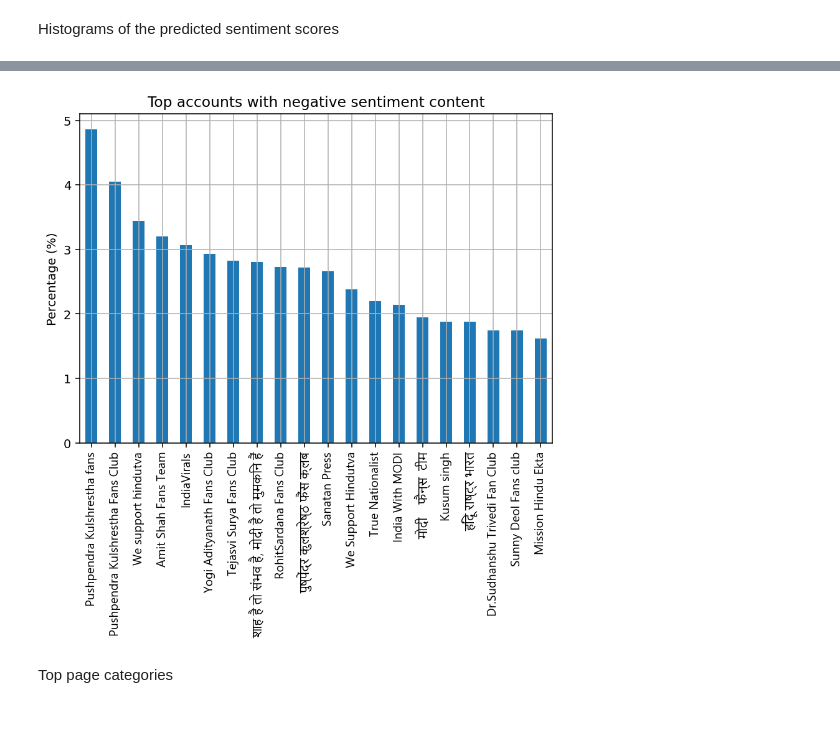
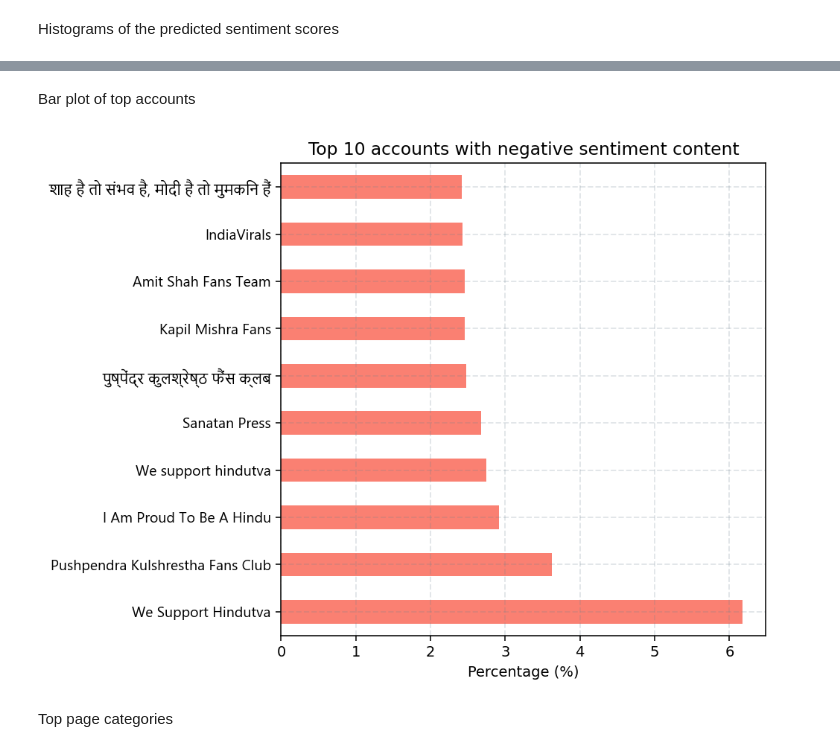
Before and after one commit to SaikatPhys/CrowdTangle-NLP, a Jupyter notebook: CrowdTangle-sentiment-hatespeech-plots.ipynb, the cells around one changed output, grey strips where cells are left out. Drawn from its saved outputs; the diff is of its cells as text; code cells hidden in the pictures; blank space fills up the shorter version.

```diff
--- a/CrowdTangle-sentiment-hatespeech-plots.ipynb
+++ b/CrowdTangle-sentiment-hatespeech-plots.ipynb
@@ -45,0 +50,4 @@ Index(['account.name', 'account.handle', 'platformId', 'Page Category',
+# %%
+df = df.dropna(subset=['message']).reset_index(drop=True)
+#df = df.reset_index()
+print (len(df))
@@ -85,23 +105,24 @@ plt.show ()
+# %% [markdown]
+Bar plot of top accounts
 # %%
-plt.figure(figsize=(7,5),dpi=140)
+plt.figure(figsize=(6,6),dpi=140)
 
 negative_sentiment = df [df['messageSentiment.score'] == 0]
 negative_sentiment_percent = negative_sentiment ['account.name'].value_counts()*100/len(negative_sentiment)
-negative_sentiment_percent[:20].plot(kind='bar')
-
+negative_sentiment_percent[:10].plot(kind='barh', color = "salmon")
 
 # Customize matplotlib
 hindi_font = FontProperties(fname = '/content/drive/MyDrive/CrowdTangle-NLP/Nirmala.ttf')
 
-plt.xticks(fontproperties=hindi_font)
+plt.yticks(fontproperties=hindi_font)
+plt.grid(color='slategrey', linestyle='--', linewidth=1, alpha=0.2)
+plt.title('Top 10 accounts with negative sentiment content')
+plt.xlabel('Percentage (%)')
 #plt.xticks(rotation = 60)
-plt.grid(True)
-plt.title('Top accounts with negative sentiment content')
-plt.ylabel('Percentage (%)')
 
 plt.show()
 # %% [output]
-[figure, old version]
+[figure, new version]
 # %% [markdown]
 Top page categories
 # %%
```
Also changed, not shown: parts of 26 cells of this notebook.
